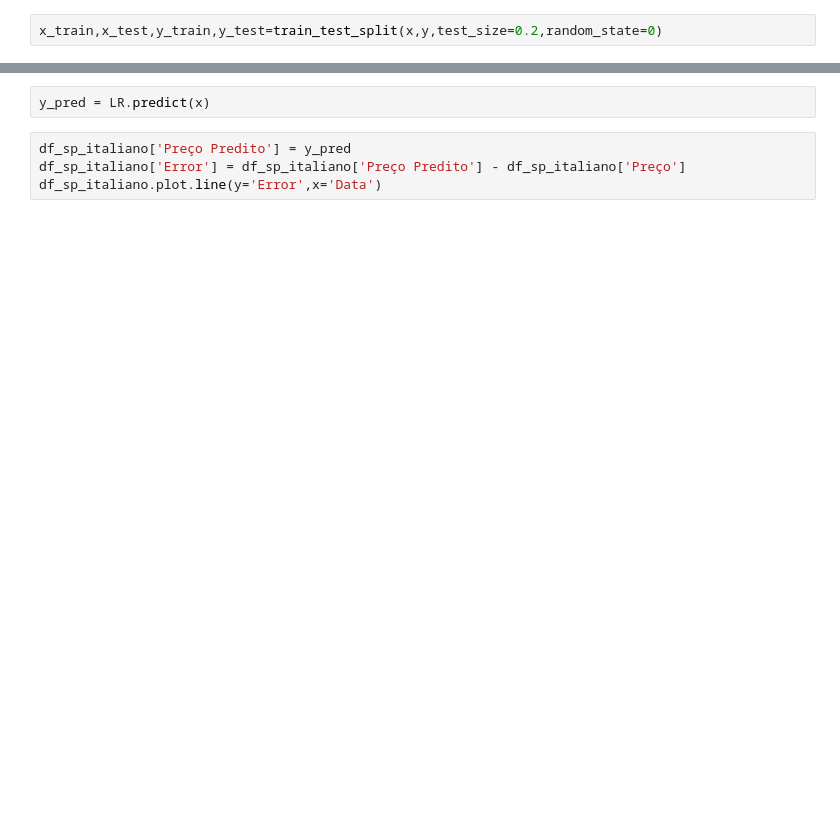
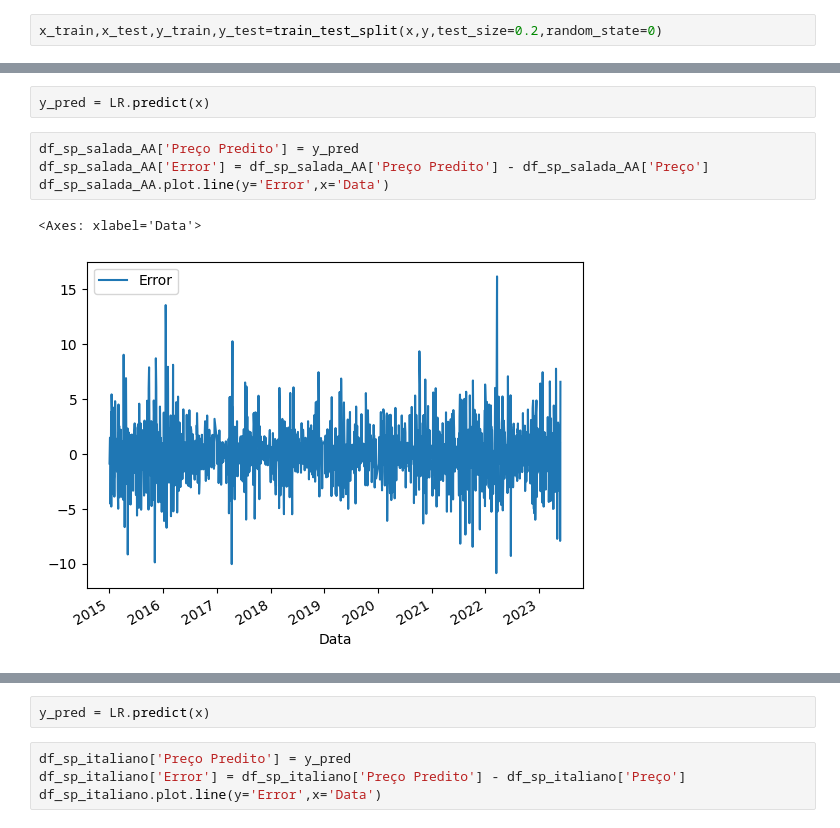
Before and after one commit to Arilson-X/C318-tomato-price-forecast, a Jupyter notebook: Apresentação_C318.ipynb, the cells around one changed output, grey strips where cells are left out. Drawn from its saved outputs; the diff is of its cells as text; blank space fills up the shorter version.

```diff
--- a/Apresentação_C318.ipynb
+++ b/Apresentação_C318.ipynb
@@ -389,0 +382,9 @@ LR = RandomForestRegressor()
+# %%
+y_pred = LR.predict(x)
+# %%
+df_sp_salada_AA['Preço Predito'] = y_pred
+df_sp_salada_AA['Error'] = df_sp_salada_AA['Preço Predito'] - df_sp_salada_AA['Preço']
+df_sp_salada_AA.plot.line(y='Error',x='Data')
+# %% [output]
+<Axes: xlabel='Data'>
+[figure, added]
```
Also changed, not shown: parts of 57 cells of this notebook.
